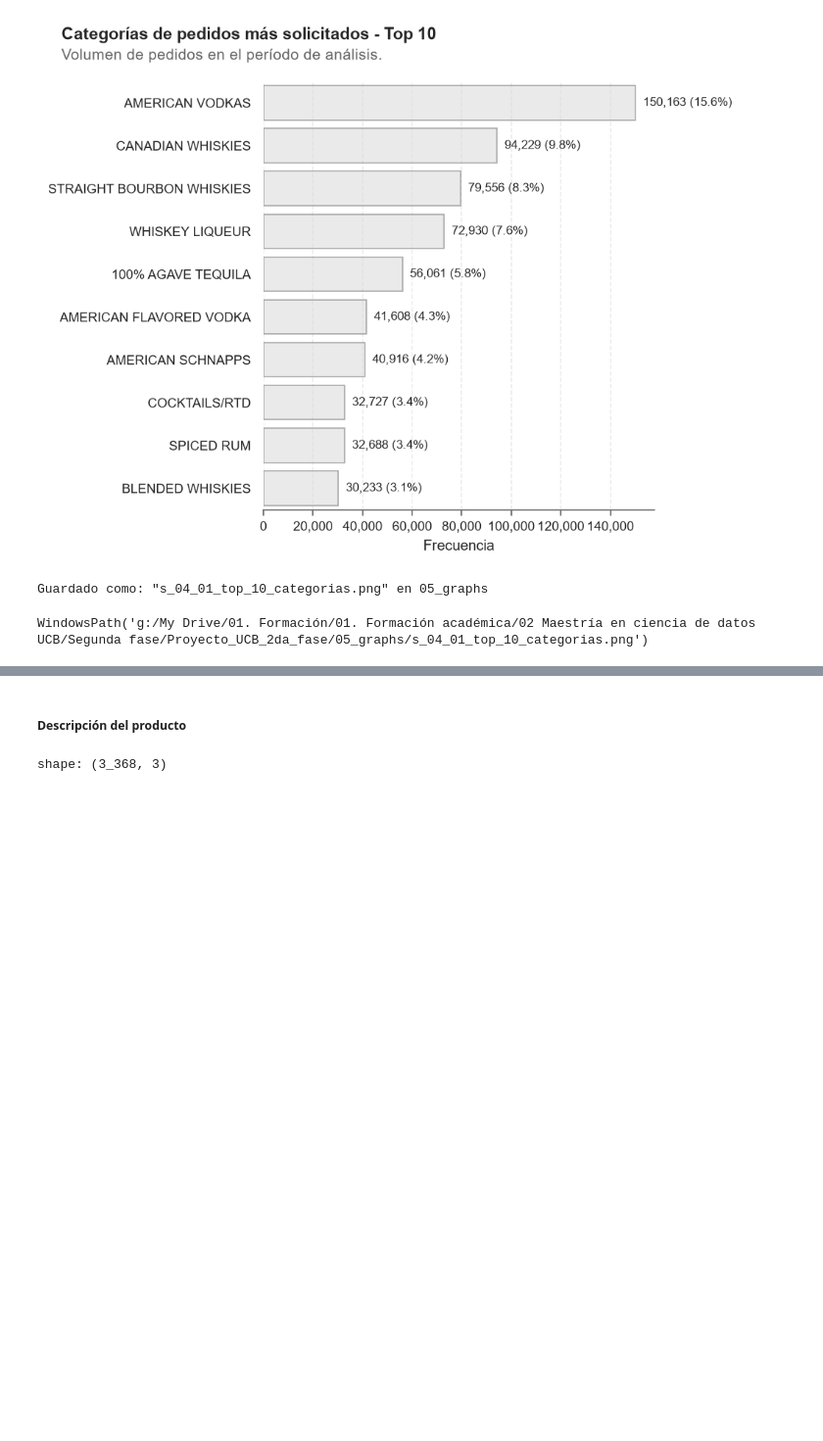
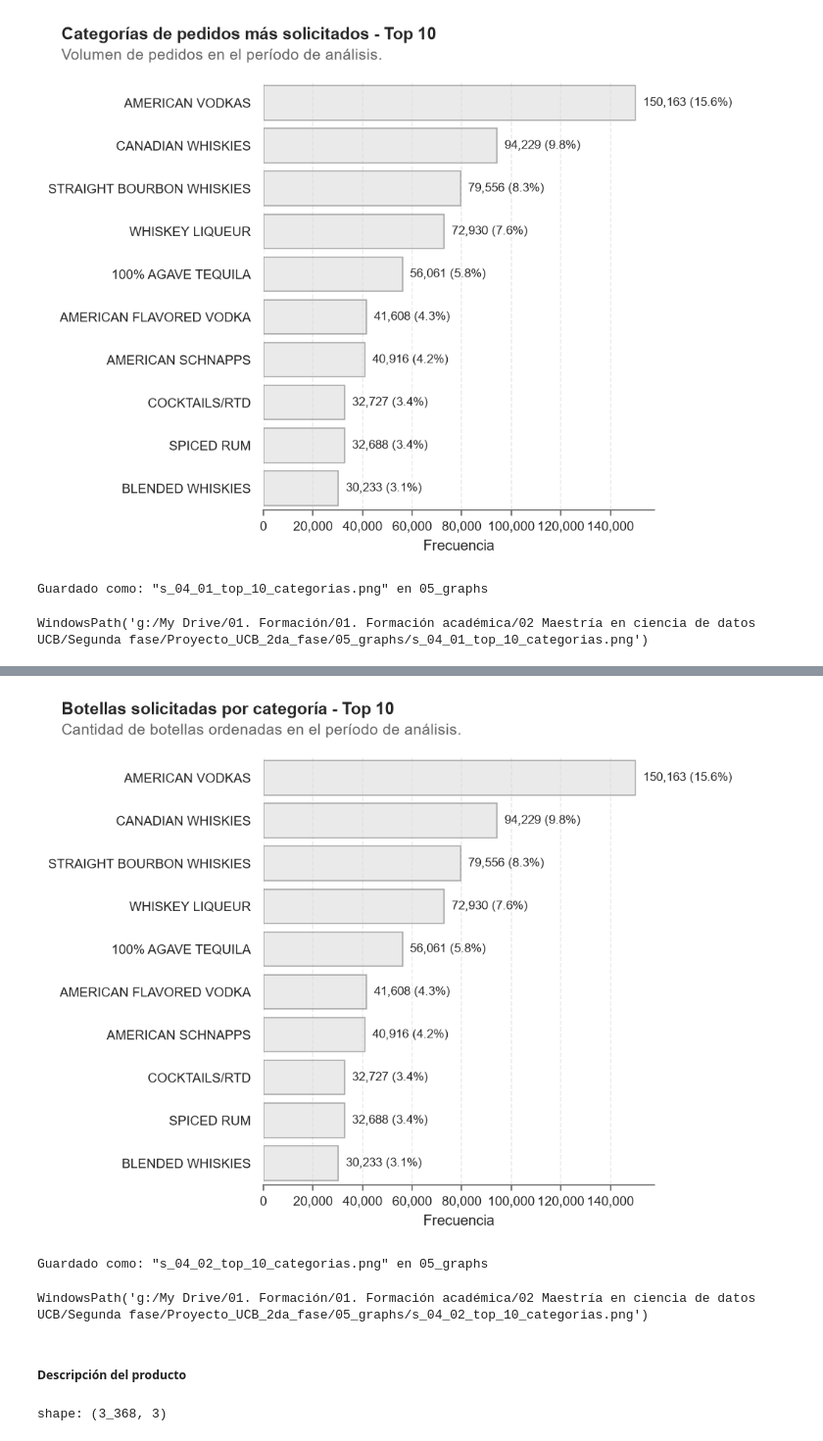
Before and after one commit to charliebrown007/Proyecto_UCB_2da_fase, a Jupyter notebook: 03_scripts/s_04_Fase_02.ipynb, the cells around one changed output, grey strips where cells are left out. Shown at 98% size. Drawn from its saved outputs; the diff is of its cells as text; code cells hidden in the pictures; blank space fills up the shorter version.

```diff
--- a/03_scripts/s_04_Fase_02.ipynb
+++ b/03_scripts/s_04_Fase_02.ipynb
@@ -107,3 +133,16 @@ WindowsPath('g:/My Drive/01. Formación/01. Formación académica/02 Maestría e
+# %%
+fn_01.plot_cat_function_01(
+    df_param = df_01,
+    column_param = 'category_name',
+    top_param = 10,
+    suptitle_param = 'Botellas solicitadas por categoría - Top 10',
+    text_param = 'Cantidad de botellas ordenadas en el período de análisis.',
+    file_param = 's_04_02_top_10_categorias.png',
+    show_param = True )
+# %% [output]
+[figure, added]
+Guardado como: "s_04_02_top_10_categorias.png" en 05_graphs
+WindowsPath('g:/My Drive/01. Formación/01. Formación académica/02 Maestría en ciencia de datos UCB/Segunda fase/Proyecto_UCB_2da_fase/05_graphs/s_04_02_top_10_categorias.png')
 # %% [markdown]
 <h5 style="font-weight: bold">Descripción del producto</h5>
 # %%
```
Also changed, not shown: parts of 17 cells of this notebook, 8 other files.
